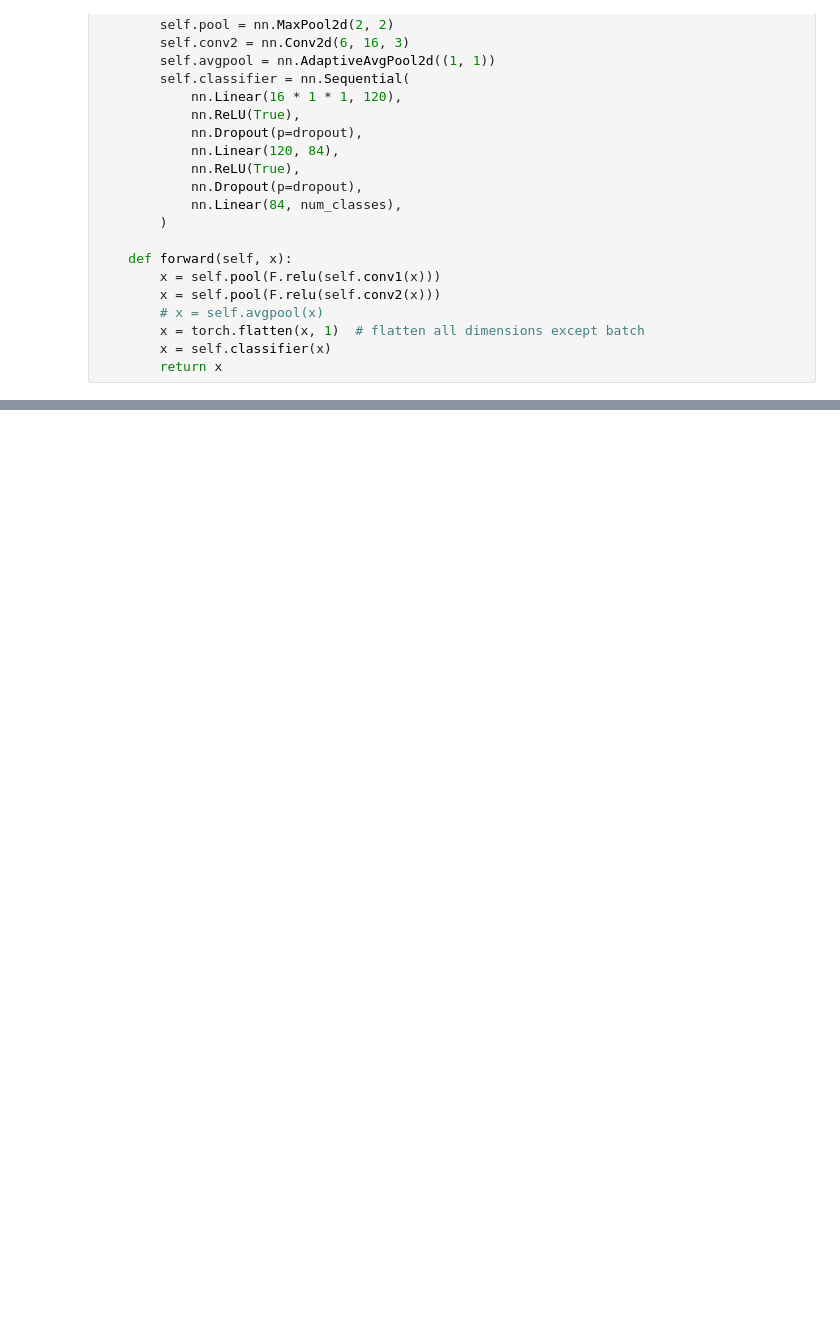
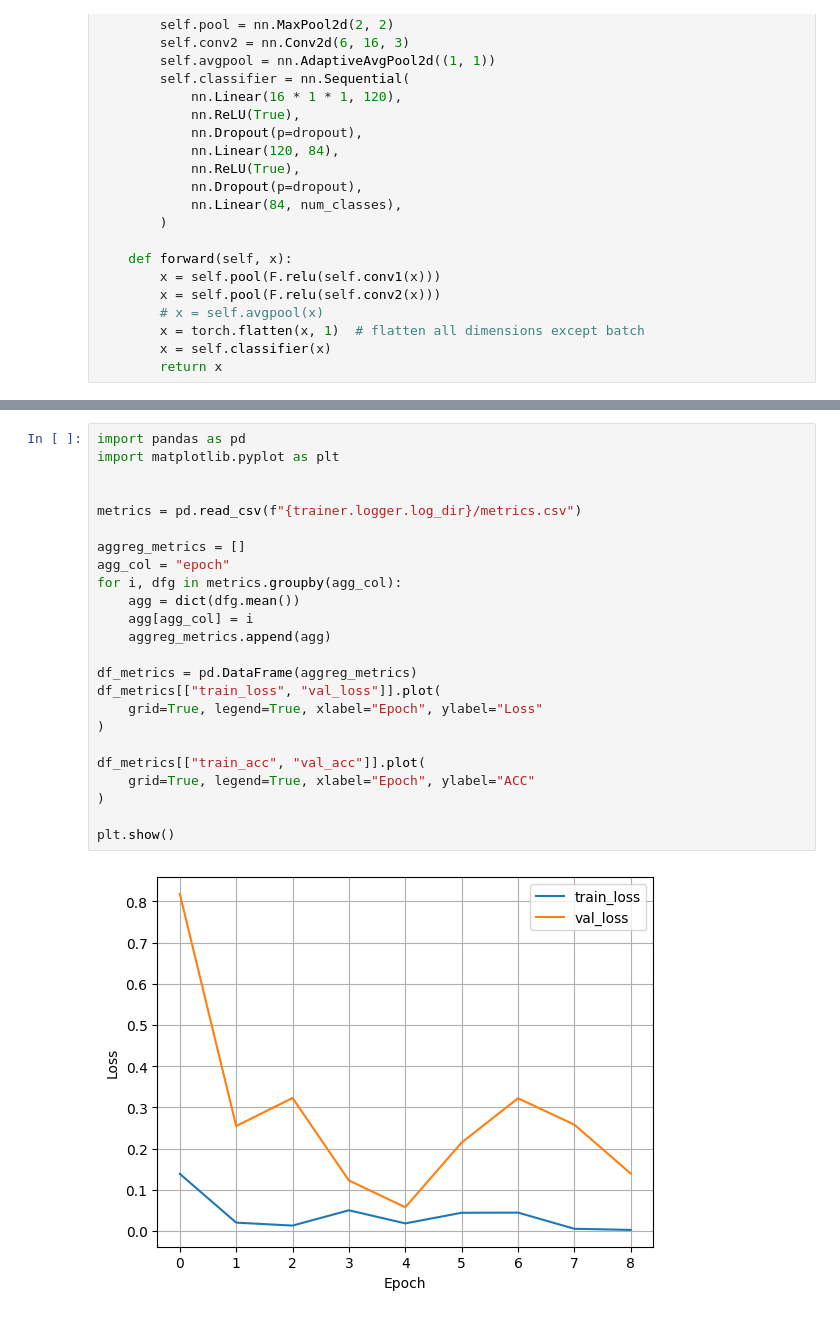
Before and after one commit to marmal88/Explainable-Neural-Networks, a Jupyter notebook: notebooks/data_module.ipynb, the cells around one changed output, grey strips where cells are left out. Saved outputs shown, nothing was run; the diff lists cells and outputs as text; blank space fills up the shorter version.

Commit message:
feat: accuracy metrics

```diff
--- a/notebooks/data_module.ipynb
+++ b/notebooks/data_module.ipynb
@@ -258,0 +310,26 @@ ImageClassifier(
+# %%
+import pandas as pd
+import matplotlib.pyplot as plt
+
+
+metrics = pd.read_csv(f"{trainer.logger.log_dir}/metrics.csv")
+
+aggreg_metrics = []
+agg_col = "epoch"
+for i, dfg in metrics.groupby(agg_col):
+    agg = dict(dfg.mean())
+    agg[agg_col] = i
+    aggreg_metrics.append(agg)
+
+df_metrics = pd.DataFrame(aggreg_metrics)
+df_metrics[["train_loss", "val_loss"]].plot(
+    grid=True, legend=True, xlabel="Epoch", ylabel="Loss"
+)
+
+df_metrics[["train_acc", "val_acc"]].plot(
+    grid=True, legend=True, xlabel="Epoch", ylabel="ACC"
+)
+
+plt.show()
+# %% [output]
+[figure, added]
```
Also changed, not shown: parts of 9 cells of this notebook, 2 other files.
